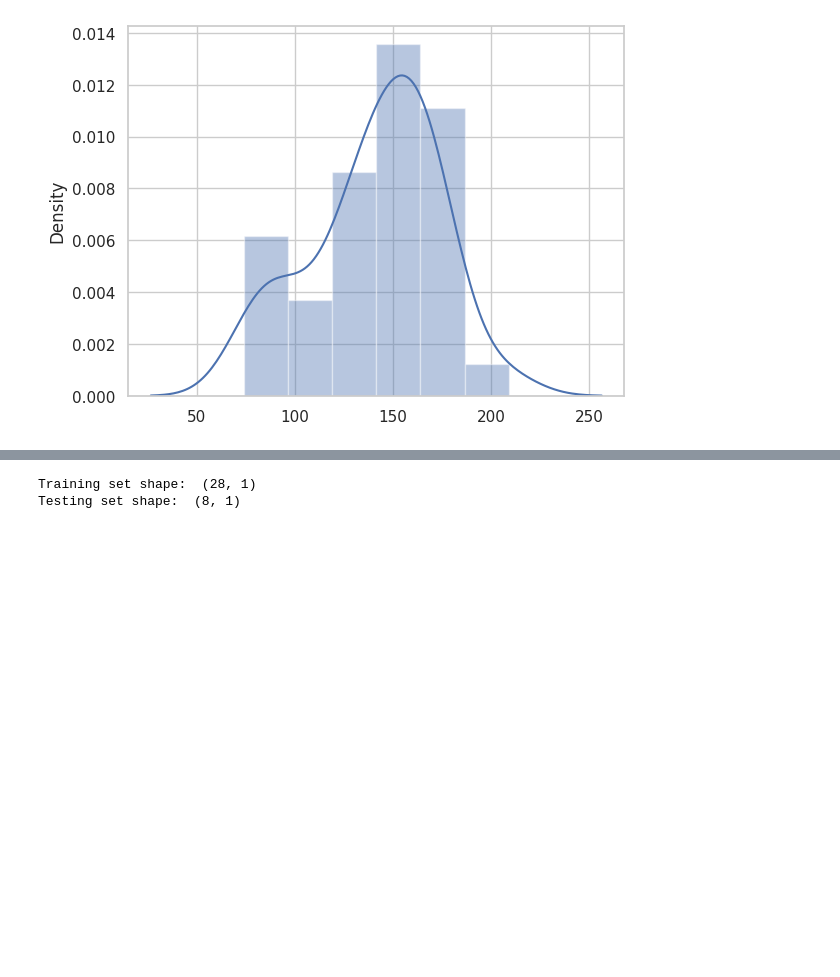
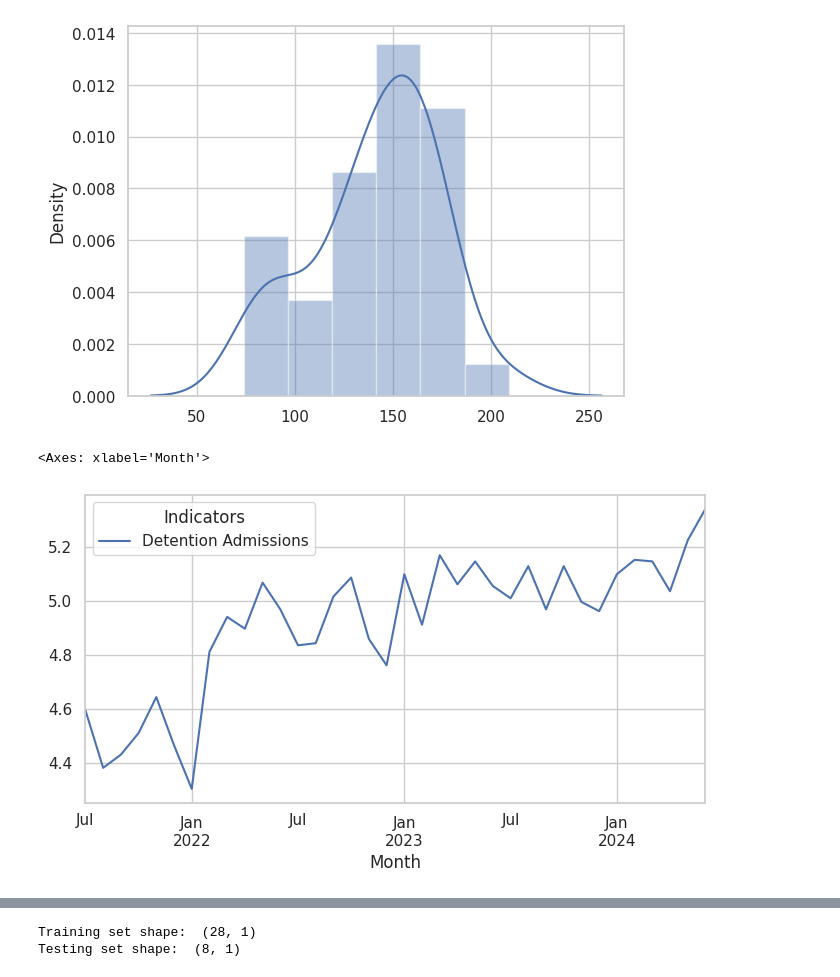
Before and after one commit to WilliamHallPortfolio/ACS_Juvenile_Justice_Project, a Jupyter notebook: ACS Flash Report Project.ipynb, the cells around one changed output, grey strips where cells are left out. Cells and saved outputs as stored; diff of their text form; code cells hidden in the pictures; blank space fills up the shorter version.

```diff
--- a/ACS Flash Report Project.ipynb
+++ b/ACS Flash Report Project.ipynb
@@ -307,3 +310,11 @@ sns.distplot(data)
 # %% [output]
 <Axes: ylabel='Density'>
 [figure]
+# %%
+# Applying the log of past values to control the varience across time
+import numpy as np
+data_log = np.log(data)
+data_log.plot(figsize=(8,4))
+# %% [output]
+<Axes: xlabel='Month'>
+[figure, added]
```
Also changed, not shown: parts of 23 cells of this notebook.
